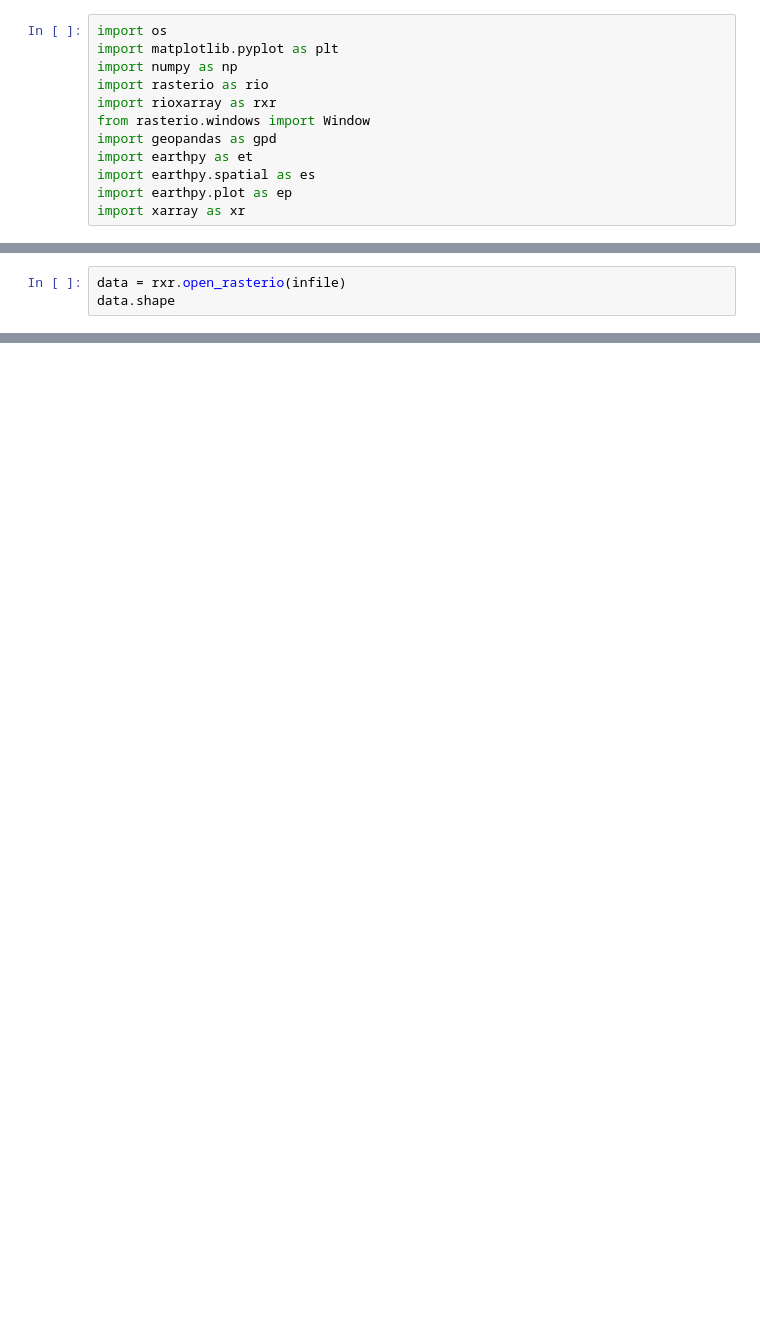
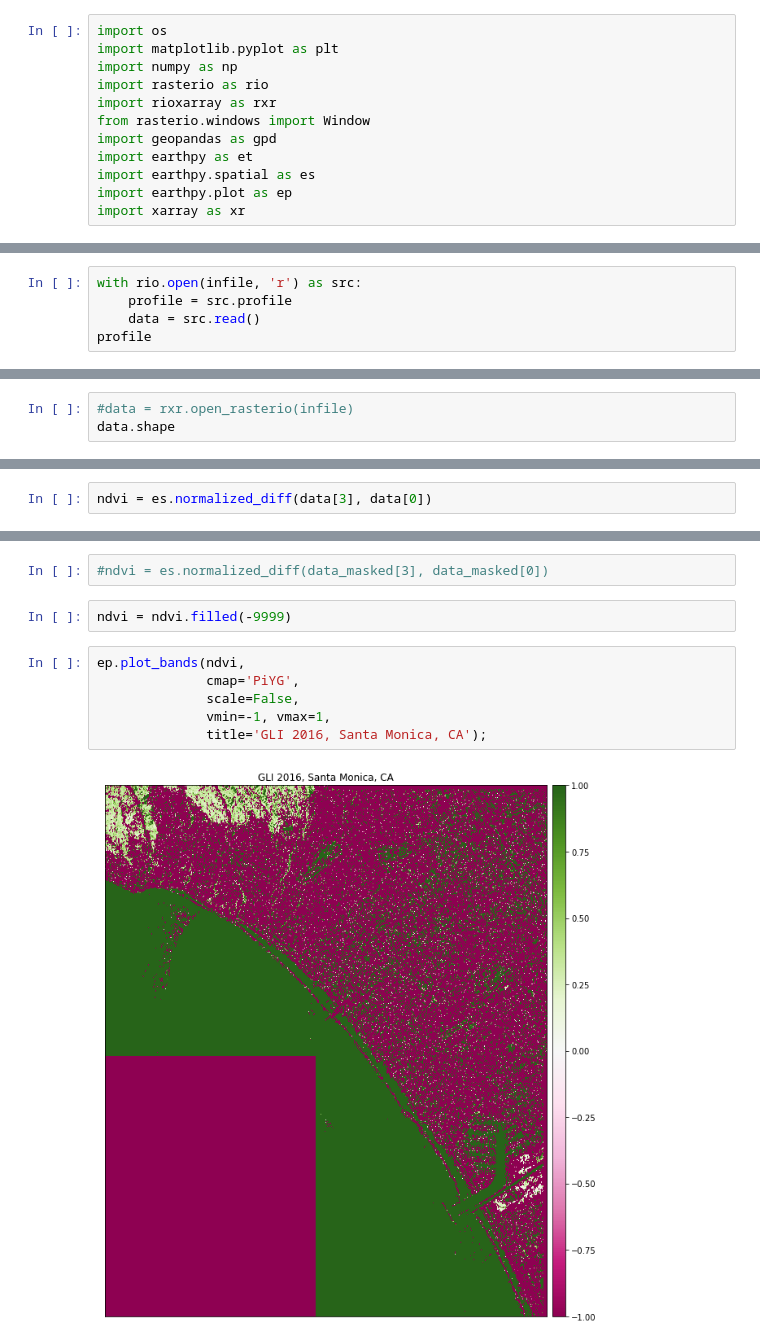
Before and after one commit to kulpojke/UrbanForest, a Jupyter notebook: NAIP/santa_monica_ndvi.ipynb, the cells around one changed output, grey strips where cells are left out. Drawn from its saved outputs; the diff is of its cells as text; blank space fills up the shorter version.

```diff
--- a/NAIP/santa_monica_ndvi.ipynb
+++ b/NAIP/santa_monica_ndvi.ipynb
@@ -18,0 +21,5 @@ outfile = os.path.join(filepath, 'santa_monica_ortho_1-1_hn_s_ca037_2016_1_origi
+# %%
+with rio.open(infile, 'r') as src:
+    profile = src.profile
+    data = src.read()
+profile
@@ -19,4 +29,4 @@ outfile = os.path.join(filepath, 'santa_monica_ortho_1-1_hn_s_ca037_2016_1_origi
 # %%
-data = rxr.open_rasterio(infile)
+#data = rxr.open_rasterio(infile)
 data.shape
 # %% [output]
@@ -28,0 +57,2 @@ gli = green_leaf_idx(data[0], data[1], data[2])
+# %%
+ndvi = es.normalized_diff(data[3], data[0])
@@ -28,0 +87,12 @@ gli = green_leaf_idx(data[0], data[1], data[2])
+# %%
+#ndvi = es.normalized_diff(data_masked[3], data_masked[0])
+# %%
+ndvi = ndvi.filled(-9999)
+# %%
+ep.plot_bands(ndvi,
+              cmap='PiYG',
+              scale=False,
+              vmin=-1, vmax=1,
+              title='GLI 2016, Santa Monica, CA');
+# %% [output]
+[figure, added]
```
Also changed, not shown: parts of 29 cells of this notebook, 1 other file.
